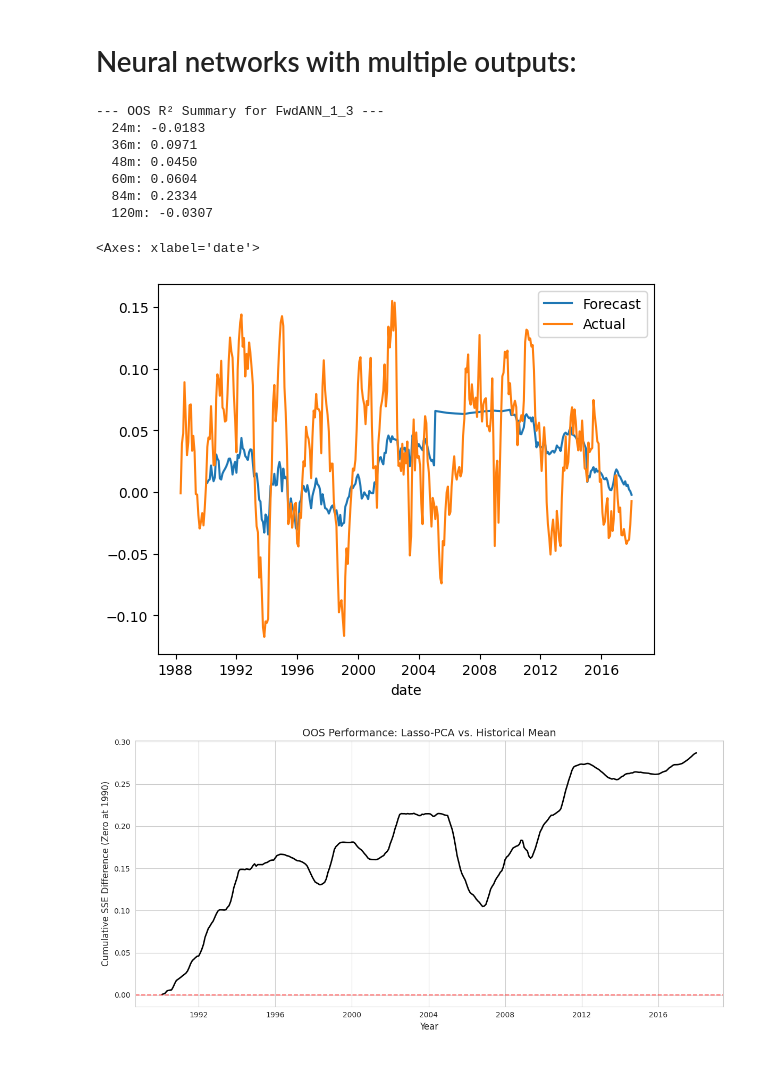
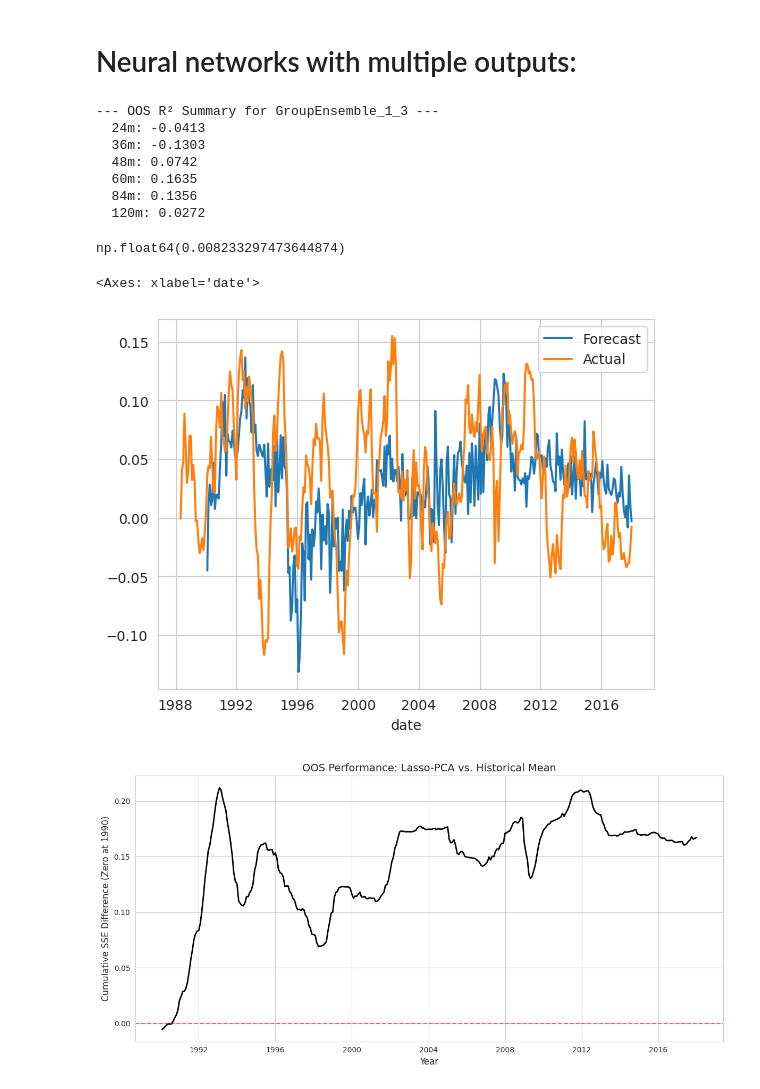
Before and after one commit to myliusen/TIO4900-Replication, a Jupyter notebook: notebooks/init.ipynb, the cells around one changed output. Saved outputs shown, nothing was run; the diff lists cells and outputs as text; code cells hidden in the pictures.

```diff
--- a/notebooks/init.ipynb
+++ b/notebooks/init.ipynb
@@ -12,7 +12,6 @@ import numpy as np
 from utils.macro_grouping import add_group_level, build_full_group_mapping, groups_as_array
 import matplotlib.pyplot as plt
 
-
 # Bianchi period:
 start_date = '1971-08-31'
 end_date = '2018-12-31'
@@ -20,12 +19,12 @@ end_date = '2018-12-31'
 # end_date = '2025-06-30' # kr and gsw end date
 maturities = [str(i) for i in range(12, 121) if i % 12 == 0] # select only yearly maturities
 
-yields = bu.get_yields(type='kr', start=start_date, end=end_date, maturities=maturities) # type can be kr, lw, gsw
+yields = bu.get_yields(type='lw', start=start_date, end=end_date, maturities=maturities) # type can be kr, lw, gsw
 forward = bu.get_forward_rates(yields)
 xr = bu.get_excess_returns(yields, horizon=12).dropna() # horizon=12 means holding for 12 months
 fred_md_raw = bu.get_fred_data('data/2026-01-MD.csv', start=start_date, end=end_date) # this is aligned to the last day of the previous month, so we get the same number of observations as the yields data
 
-monthly_yields = bu.get_yields(type='kr', start=start_date, end=end_date, maturities=[str(i) for i in range(1, 121)]) # needed for monthly holding period excess returns. Not available for gsw
+monthly_yields = bu.get_yields(type='lw', start=start_date, end=end_date, maturities=[str(i) for i in range(1, 121)]) # needed for monthly holding period excess returns. Not available for gsw
 monthly_xr = bu.get_excess_returns(monthly_yields, horizon=1).dropna() # calculate monthly excess returns for robustness
 
 # At time t (end of month), we only know data for month t-1
@@ -54,8 +53,6 @@ groups = groups_as_array(X, level='group')
 
 y_all = xr[['24','36','48','60','72','84','96','108','120']].values
 dates = xr.index
-# %%
-X = X * 100
 # %% [markdown]
 # Expanding window estimation
 # %%
@@ -89,7 +86,7 @@ macro_models = {
     #     'forward': {'method': 'raw'},
     # }),
     # 'PCAPlusN': PCABaselineModelPlusN(components=3, series='forward', n_extra=1),
-    # 'PCAMacroGroups': PCABaselineModelMacroGroups(components=3, series='forward', lasso=True, alpha=0.001, macro_pcs=1),
+    # 'PCAMacroGroups': PCABaselineModelMacroGroups(components=3, series='forward', lasso=True, alpha=0.01, macro_pcs=0),
     # 'PCAMacroGroupsHYPERGRID': PCABaselineModelMacroGroupsHYPERGRID(components=3, series='forward', lasso=True)
     # 'PCAMacroGroupsNoLasso': PCABaselineModelMacroGroups(components=3, series='forward', lasso=False, alpha=0.01),
     # 'GroupPCARF': GroupPCARandomForest(components=3, series='forward', macro_pcs=1),
@@ -101,10 +98,10 @@ macro_models = {
 forward_only_models = {
     # 'lasso_forward': LassoModel(series='forward'),
     # 'ridge_forward': RidgeModel(series='forward'),
-    # 'pcr_forward': PCABaselineModel(components=3, series='forward'),
+    'pcr_forward': PCABaselineModel(components=3, series='forward'),
     # 'extra_trees_forward': ExtraTreesForwardModel(scale=True, use_pca=False, n_components=None, tune_every=60),
     # 'random_forest_forward': RandomForestForwardModel(scale=True, use_pca=False, n_components=None, tune_every=60),
-    'pcr_extra_trees_forward': ExtraTreesForwardModel(scale=True, use_pca=True, n_components=5, tune_every=60),
+    # 'pcr_extra_trees_forward': ExtraTreesForwardModel(scale=True, use_pca=True, n_components=5, tune_every=60),
     # 'pcr_random_forest_forward': RandomForestForwardModel(scale=True, use_pca=True, n_components=5, tune_every=60),
 }
 
@@ -149,7 +140,12 @@ sns.lineplot(y=y, x=yields.index)
 # %% [markdown]
 # Neural networks with multiple outputs:
 # %%
-from models.ann import PyTorchMLPWrapper
+from models.macro_forward_ann import MacroForwardANNWrapper
+from models.group_ensemble_ann import GroupEnsembleANNWrapper
+from models.ann_vector_validation import PyTorchMLPWrapper
+import importlib
+import sys
+importlib.reload(sys.modules['models.macro_forward_ann'])
 
 OOS_start = pd.Timestamp('1990-01-31')
 
@@ -162,12 +158,12 @@ y_all = xr[maturities].values
 dates = monthly_xr.index
 
 models_dict = {
-    # Forward rates only (simple)
-    # 'FwdANN_1_3_Ensemble': PyTorchMLPWrapper(archi=(3,), lr=0.01, epochs=500, tune_every=60,
-        # patience=20, param_grid={'penalty': [0.001, 0.0001]}, seeds=range(100), n_mc=100, n_avg=10),
-    'FwdANN_1_3': PyTorchMLPWrapper(archi=(3,), lr=0.01, epochs=500, tune_every=60,
-        patience=20, param_grid={'penalty': [0.001, 0.0001]}, seed=66, n_mc=1, n_avg=1),
-    # 'FwdANN_1_3_Ensemble': PyTorchMLPWrapper(archi=(3,), lr=0.01, epochs=500, tune_every=60, patience=20, param_grid={'penalty': [0.001, 0.0001]}, n_mc=100, n_avg=10, seeds=range(100)),
+    # 'FwdANN_1_3': PyTorchMLPWrapper(archi=(3,), lr=0.01, epochs=1000, tune_every=60,
+    #     patience=50, param_grid={'penalty': [0.01, 0.001, 0.0001]}, seed=66, use_pca=False, n_components=None, y_center=True),
+    # 'MacroANN_1_3': MacroForwardANNWrapper(archi_forward=(3,), archi_macro=(32,16,8), lr=0.01, epochs=1000, tune_every=60,
+    #     patience=50, param_grid={'penalty': [0.001, 0.0001], 'dropout_rate': [0.0, 0.1, 0.3]}, seed=1, y_center=True),
+    'GroupEnsemble_1_3': GroupEnsembleANNWrapper(archi_forward=(3,), archi_macro=(1,), lr=0.01, epochs=1000, tune_every=60,
+        patience=20, param_grid={'penalty': [0.001, 0.0001], 'dropout_rate': [0.0, 0.1, 0.3]}, seed=1, y_center=True),
 }
 
 # All use the same API:
@@ -178,21 +174,25 @@ for name, model in models_dict.items():
     for mat, r2 in zip(maturities, r2s):
         print(f"  {mat}m: {r2:.4f}")
 # %% [output]
---- OOS R² Summary for FwdANN_1_3 ---
-  24m: -0.0183
-  36m: 0.0971
-  48m: 0.0450
-  60m: 0.0604
-  84m: 0.2334
-  120m: -0.0307
+--- OOS R² Summary for GroupEnsemble_1_3 ---
+  24m: -0.0413
+  36m: -0.1303
+  48m: 0.0742
+  60m: 0.1635
+  84m: 0.1356
+  120m: 0.0272
+# %%
+bu.RSZ_Signif(y_all[:, -1], y_forecast[:, -1])
+# %% [output]
+np.float64(0.008233297473644874)
 # %%
 sns.lineplot(y=y_forecast[:, -2], x=yields.index, label='Forecast')
 sns.lineplot(y=y_all[:, -2][200:], x=yields[200:].index, label='Actual')
 # %% [output]
 <Axes: xlabel='date'>
-[figure, old version]
+[figure, new version]
 # %%
 # After running wu.expanding_window:
-plot_cssed(y_all[:, -2], y_forecast[:, -2], dates, OOS_start, secondary_start=None, model_name='Lasso-PCA')
+bu.plot_cssed(y_all[:, -2], y_forecast[:, -2], dates, OOS_start, secondary_start=None, model_name='Lasso-PCA')
 # %% [output]
-[figure, old version]
+[figure, new version]
```
Also changed, not shown: parts of 7 cells of this notebook, 10 other files.
